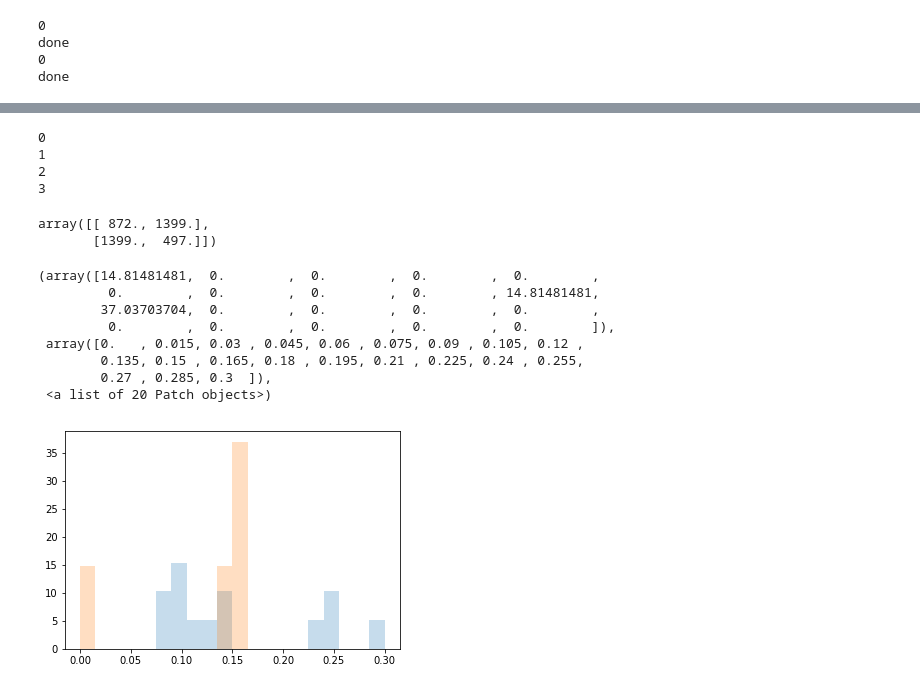
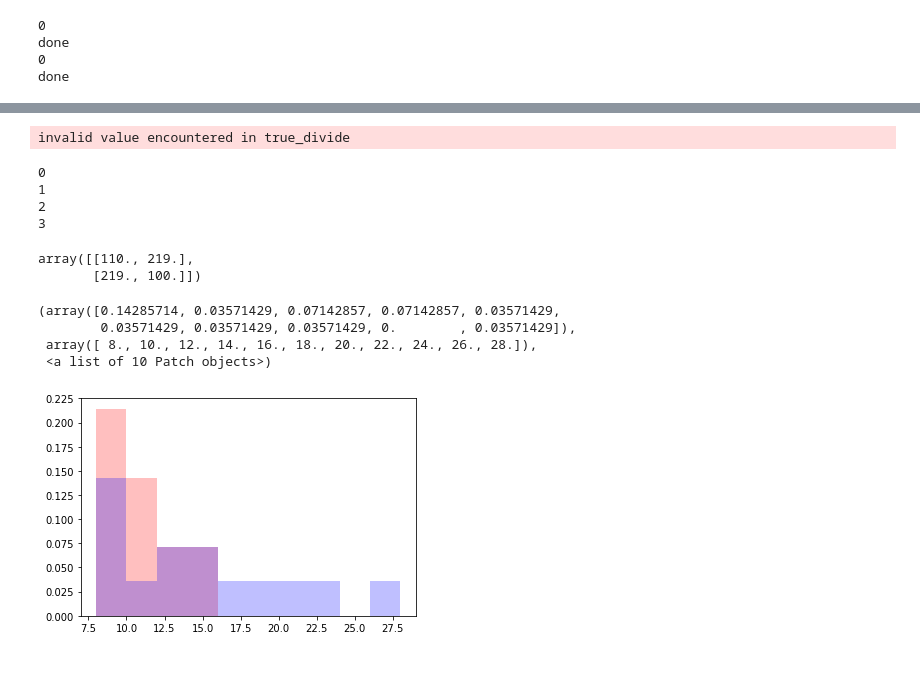
Before and after one commit to BonsaiNet/Actual-Tree, a Jupyter notebook: branchFeatures.ipynb, the cells around one changed output, grey strips where cells are left out. Saved outputs shown, nothing was run; the diff lists cells and outputs as text; code cells hidden in the pictures.

Commit message:
new figures

```diff
--- a/branchFeatures.ipynb
+++ b/branchFeatures.ipynb
@@ -34,6 +34,9 @@ def splitBranches(tree) :
         rest_swc = tree.get_rest_of_neuron_after_node(branches[i])
         n = McNeuron.Neuron(rest_swc)
         n.l_measure_features()
+        n.motif_features()
+        n.geometrical_features()
+        n.l_measure_features()
         subsets[i] = n.getNeuronVector()
     return subsets
 # %%
@@ -130,7 +140,8 @@ array([[  0.,  84., 384.],
 # %%
-featureG = getFeature(17,treeBranchMasterG)
-featureH = getFeature(17,treeBranchMasterH)
-featureW = getFeature(17,treeBranchMasterW)
+feature = 27
+featureG = getFeature(feature,treeBranchMasterG)
+featureH = getFeature(feature,treeBranchMasterH)
+featureW = getFeature(feature,treeBranchMasterW)
 meanG = [0] * len(featureG)
 meanH = [0] * len(featureH)
 meanW = [0] * len(featureW)
@@ -138,10 +149,9 @@ for i in range(0,20):
     meanG[i] = s.mean(featureG[i])
     meanH[i] = s.mean(featureH[i])
     meanW[i] = s.mean(featureW[i])
-plt.hist(meanG,normed=True,bins=10,alpha=0.25)
+plt.hist(meanG,normed=True,bins=10,alpha=0.25,range=(1.2,1.5), color='r')
 # plt.show()
-plt.hist(meanH,normed=True,bins=10,alpha=0.25)
+plt.hist(meanH,normed=True,bins=10,alpha=0.25,range=(1.2,1.5), color='b')
 # plt.show()
-plt.hist(meanW,normed=True,bins=10,alpha=0.25)
-# plt.show()
+plt.hist(meanW,normed=True,bins=10,alpha=0.25,range=(1.2,1.5), color='g')
 # %% [output]
@@ -191,7 +212,7 @@ def getNeurons(swc, size, rand) :
     print('done')
     return n,rand
 # %%
-size = 80
+size = 20
 randO = np.linspace(0,len(swcO)-1,len(swcO))
 randP = np.linspace(0,len(swcP)-1,len(swcP))
 neuronO,randO = getNeurons(swcO, size, randO)
@@ -261,34 +275,32 @@ def getFeatureAnalysisMatrixNeuron(feature,ran) :
         matrix[ind[v][0]][ind[v][1]] = total
         print(v)
     return matrix
-# %%
-getFeatureAnalysisMatrixNeuron(17, (0,0.3))
-# %% [output]
-0
-1
-2
-3
-array([[ 872., 1399.],
-       [1399.,  497.]])
+# %%
+getFeatureAnalysisMatrixNeuron(14, (8,28))
+# %% [output]
+invalid value encountered in true_divide
+0
+1
+2
+3
+array([[110., 219.],
+       [219., 100.]])
 # %%
-featureO = getFeature(17,neuronBranchMasterO)
-featureP = getFeature(17,neuronBranchMasterP)
+feature = 14
+featureO = getFeature(feature,neuronBranchMasterO)
+featureP = getFeature(feature,neuronBranchMasterP)
 meanO = [0] * len(featureO)
 meanP = [0] * len(featureP)
 for i in range(0,len(featureO)):
     meanO[i] = s.mean(featureO[i])
     meanP[i] = s.mean(featureP[i])
-plt.hist(meanO,normed=True,bins=20,alpha=0.25,range=(0,0.3))
+plt.hist(meanO,normed=True,bins=10,alpha=0.25,range=(8,28), color='r')
 # plt.show()
-plt.hist(meanP,normed=True,bins=20,alpha=0.25,range=(0,0.3))
+plt.hist(meanP,normed=True,bins=10,alpha=0.25,range=(8,28), color='b')
 # plt.show()
 # %% [output]
-(array([14.81481481,  0.        ,  0.        ,  0.        ,  0.        ,
-         0.        ,  0.        ,  0.        ,  0.        , 14.81481481,
-        37.03703704,  0.        ,  0.        ,  0.        ,  0.        ,
-         0.        ,  0.        ,  0.        ,  0.        ,  0.        ]),
- array([0.   , 0.015, 0.03 , 0.045, 0.06 , 0.075, 0.09 , 0.105, 0.12 ,
-        0.135, 0.15 , 0.165, 0.18 , 0.195, 0.21 , 0.225, 0.24 , 0.255,
-        0.27 , 0.285, 0.3  ]),
- <a list of 20 Patch objects>)
+(array([0.14285714, 0.03571429, 0.07142857, 0.07142857, 0.03571429,
+        0.03571429, 0.03571429, 0.03571429, 0.        , 0.03571429]),
+ array([ 8., 10., 12., 14., 16., 18., 20., 22., 24., 26., 28.]),
+ <a list of 10 Patch objects>)
-[figure, old version]
+[figure, new version]
```
Also changed, not shown: parts of 21 cells of this notebook, 1 other file.
